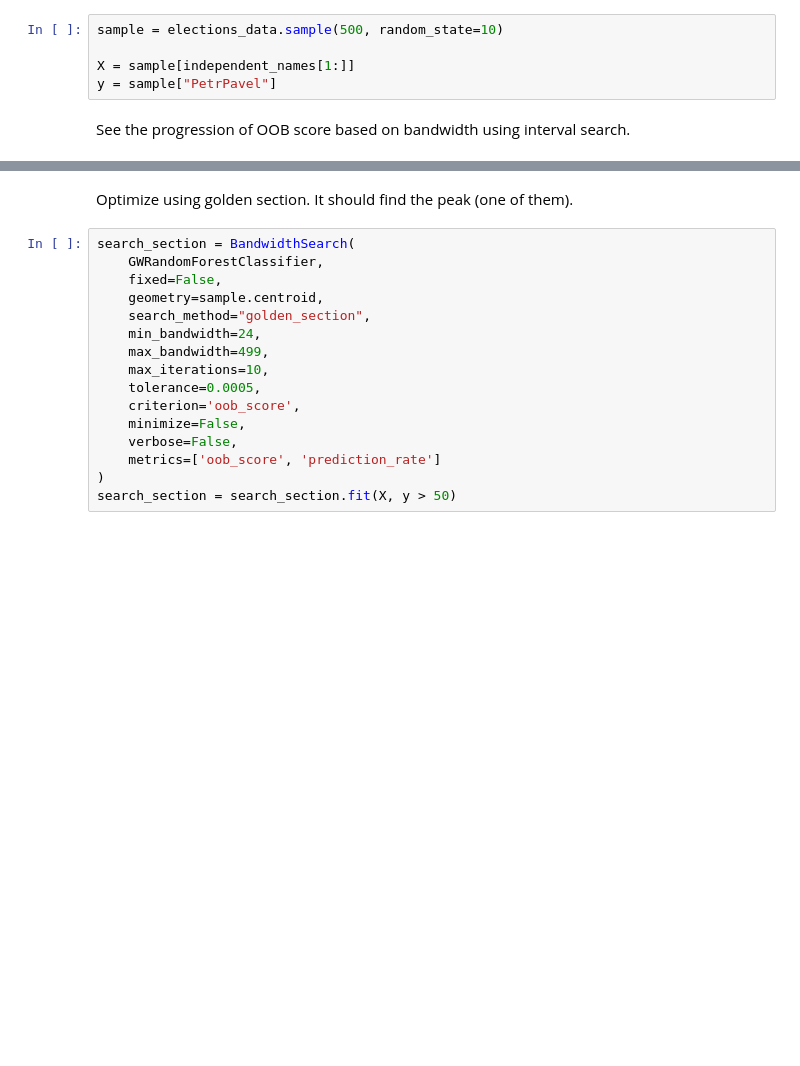
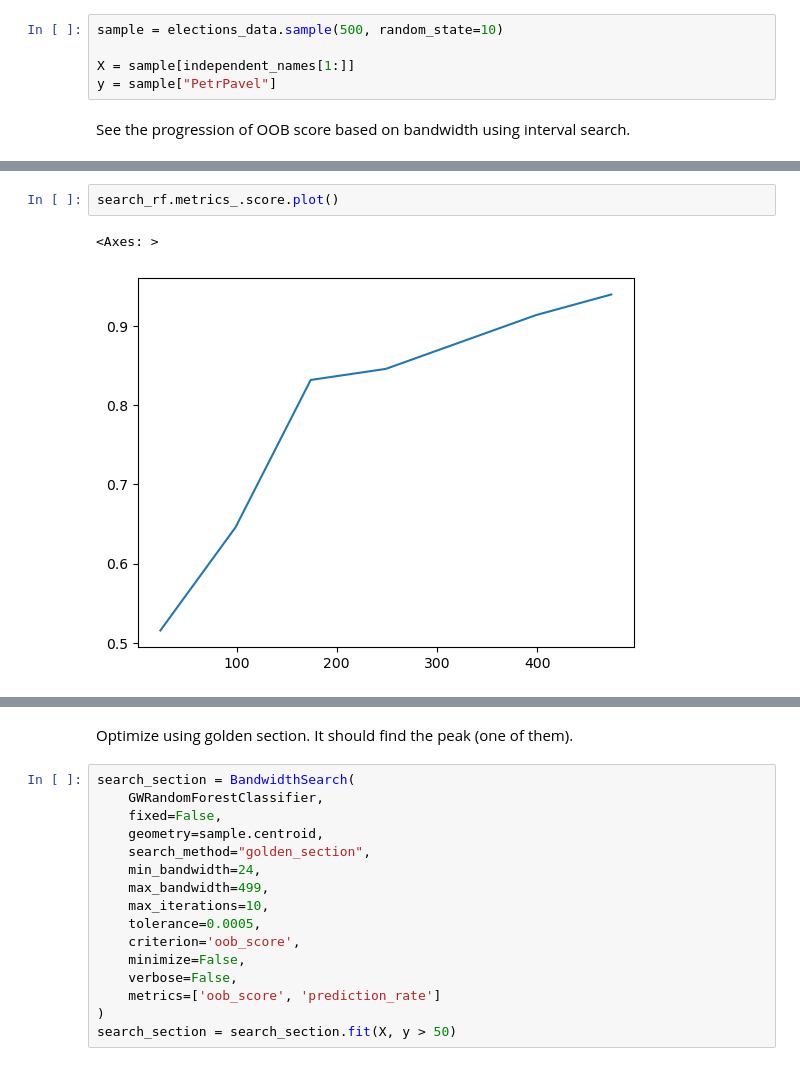
Before and after one commit to pysal/gwlearn, a Jupyter notebook: docs/source/elections.ipynb, the cells around one changed output, grey strips where cells are left out. Saved outputs shown, nothing was run; the diff lists cells and outputs as text; blank space fills up the shorter version.

```diff
--- a/docs/source/elections.ipynb
+++ b/docs/source/elections.ipynb
@@ -51,0 +71,5 @@ search_rf.scores_.plot()
+# %%
+search_rf.metrics_.score.plot()
+# %% [output]
+<Axes: >
+[figure, added]
```
Also changed, not shown: parts of 5 cells of this notebook, 3 other files.
